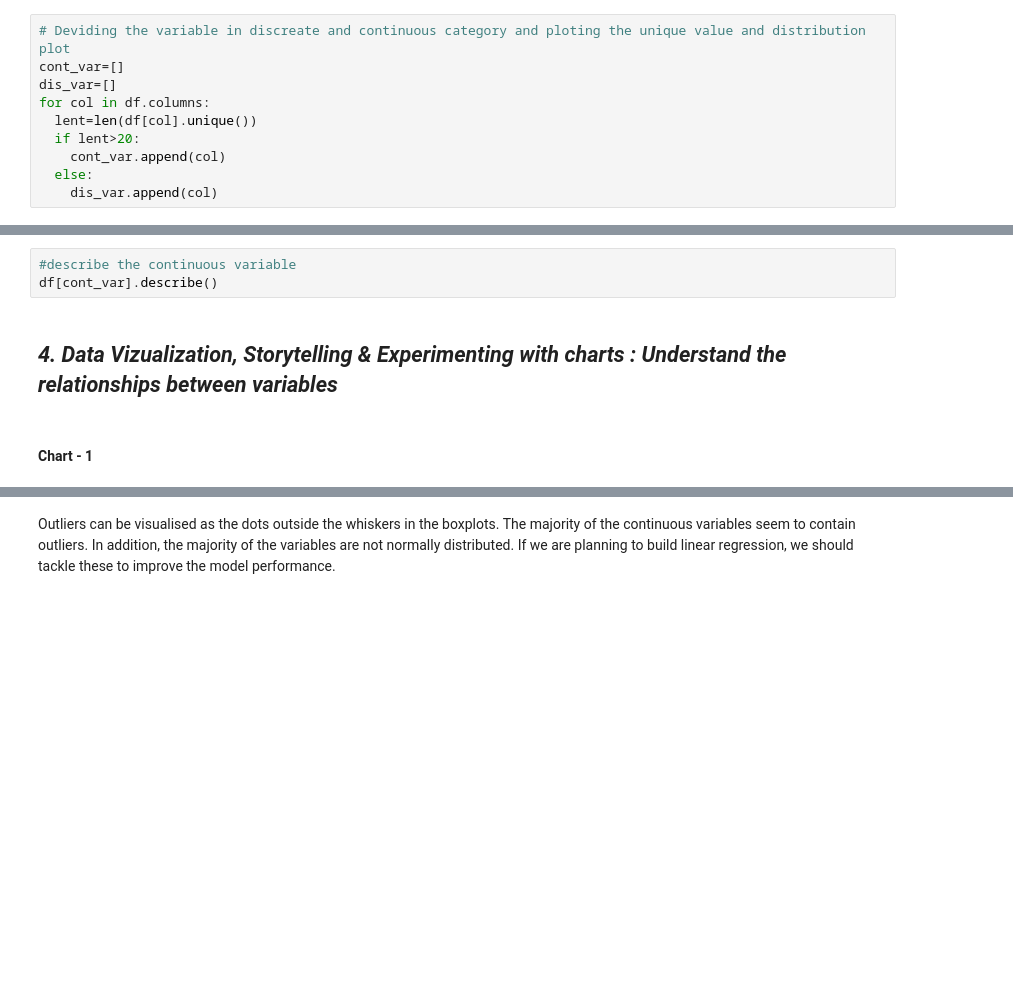
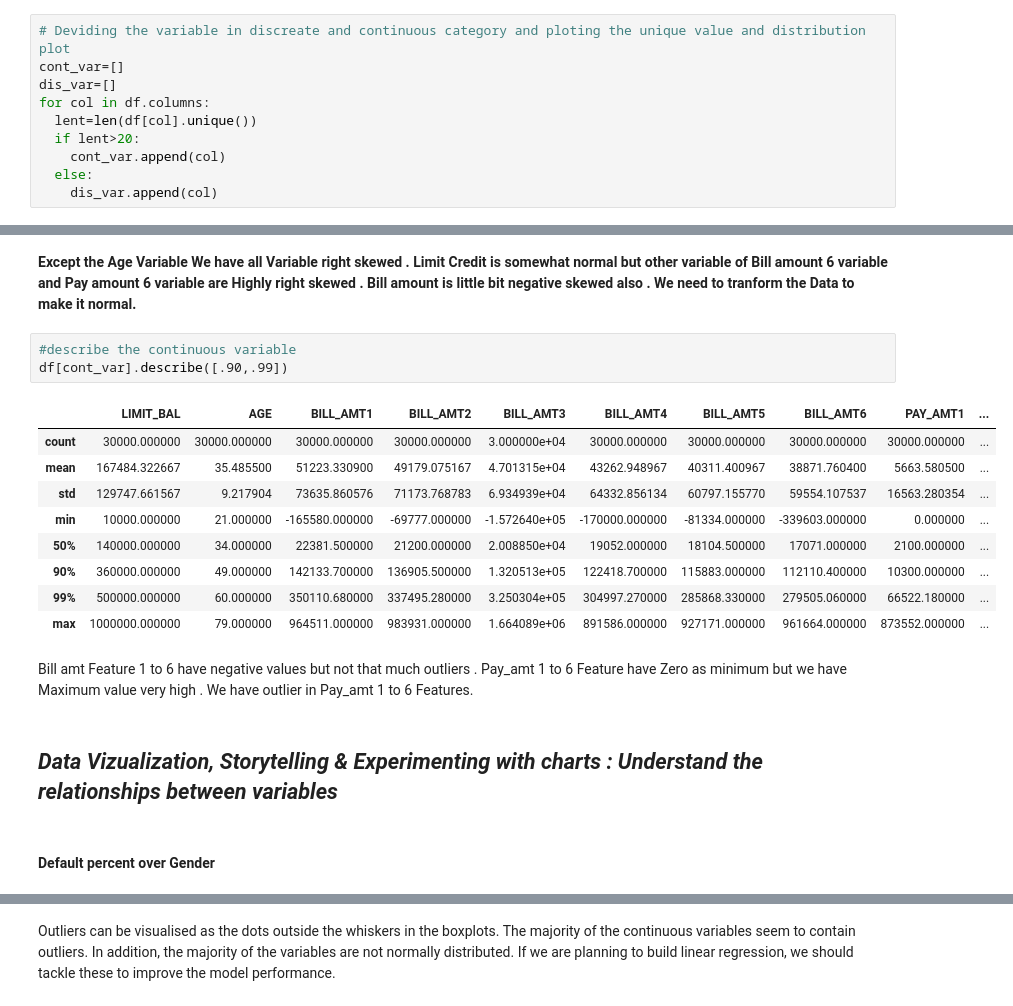
Before and after one commit to sus4157d/almabetter, a Jupyter notebook: Credit_Card_Default_Predication.ipynb, the cells around one changed output, grey strips where cells are left out. Saved outputs shown, nothing was run; the diff lists cells and outputs as text; blank space fills up the shorter version.

```diff
--- a/Credit_Card_Default_Predication.ipynb
+++ b/Credit_Card_Default_Predication.ipynb
@@ -156,10 +273,24 @@ for col in cont_var:
+# %% [markdown]
+**Except the Age Variable We have all Variable right skewed . Limit Credit is somewhat normal but other variable of Bill amount 6 variable and Pay amount 6 variable are Highly right skewed . Bill amount is little bit negative skewed also . We need to tranform the Data to make it normal.**
 # %%
 #describe the continuous variable
-df[cont_var].describe()
+df[cont_var].describe([.90,.99])
+# %% [output]
+|  | LIMIT_BAL | AGE | BILL_AMT1 | BILL_AMT2 | BILL_AMT3 | BILL_AMT4 | BILL_AMT5 | BILL_AMT6 | PAY_AMT1 | ... |
+| count | 30000.000000 | 30000.000000 | 30000.000000 | 30000.000000 | 3.000000e+04 | 30000.000000 | 30000.000000 | 30000.000000 | 30000.000000 | ... |
+| mean | 167484.322667 | 35.485500 | 51223.330900 | 49179.075167 | 4.701315e+04 | 43262.948967 | 40311.400967 | 38871.760400 | 5663.580500 | ... |
+| std | 129747.661567 | 9.217904 | 73635.860576 | 71173.768783 | 6.934939e+04 | 64332.856134 | 60797.155770 | 59554.107537 | 16563.280354 | ... |
+| min | 10000.000000 | 21.000000 | -165580.000000 | -69777.000000 | -1.572640e+05 | -170000.000000 | -81334.000000 | -339603.000000 | 0.000000 | ... |
+| 50% | 140000.000000 | 34.000000 | 22381.500000 | 21200.000000 | 2.008850e+04 | 19052.000000 | 18104.500000 | 17071.000000 | 2100.000000 | ... |
+| 90% | 360000.000000 | 49.000000 | 142133.700000 | 136905.500000 | 1.320513e+05 | 122418.700000 | 115883.000000 | 112110.400000 | 10300.000000 | ... |
+| 99% | 500000.000000 | 60.000000 | 350110.680000 | 337495.280000 | 3.250304e+05 | 304997.270000 | 285868.330000 | 279505.060000 | 66522.180000 | ... |
+| max | 1000000.000000 | 79.000000 | 964511.000000 | 983931.000000 | 1.664089e+06 | 891586.000000 | 927171.000000 | 961664.000000 | 873552.000000 | ... |
+# %% [markdown]
+Bill amt Feature 1 to 6 have negative values but not that much outliers . Pay_amt 1 to 6 Feature have Zero as minimum but we have Maximum value very high . We have outlier in Pay_amt 1 to 6 Features.
 # %% [markdown]
-## ***4. Data Vizualization, Storytelling & Experimenting with charts : Understand the relationships between variables***
+## ***Data Vizualization, Storytelling & Experimenting with charts : Understand the relationships between variables***
-# %% [markdown]
-#### Chart - 1
+# %% [markdown]
+#### Default percent  over Gender
 # %%
 # Defaulting Percent over Gender
 plt.pie(dfn.groupby("SEX")["DV"].sum()/dfn.groupby("SEX")['SEX'].value_counts(),colors=['Gold','yellowgreen'])
```
Also changed, not shown: parts of 192 cells of this notebook.
